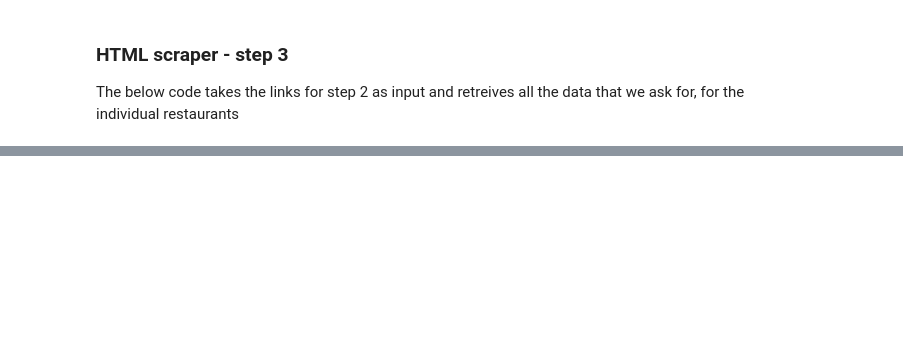
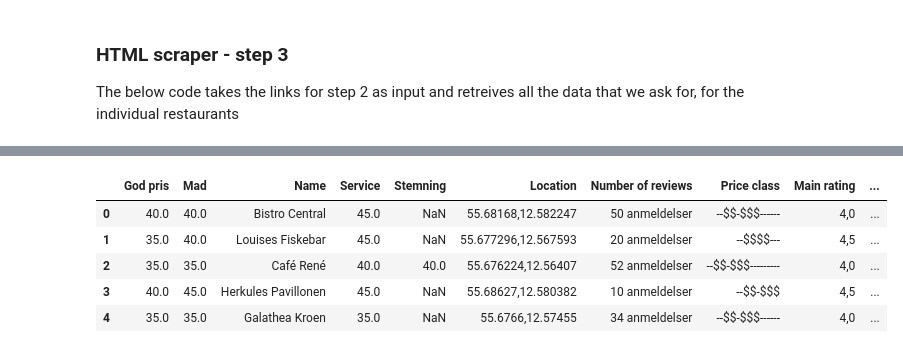
Before and after one commit to EMCK3N/SDS2019-grp20, a Jupyter notebook: TripAdvisor_scraper.ipynb, the cells around one changed output, grey strips where cells are left out. Saved outputs shown, nothing was run; the diff lists cells and outputs as text; code cells hidden in the pictures; blank space fills up the shorter version.

```diff
--- a/TripAdvisor_scraper.ipynb
+++ b/TripAdvisor_scraper.ipynb
@@ -257,0 +368,5 @@ The below code takes the links for step 2 as input and retreives all the data th
+# %%
+trip_data_2.to_csv("Tripadvisordata_raw_xxx.csv", index=False)
+
+ratings_df = pd.read_csv("Tripadvisordata_raw_xxx.csv")
+#trip_data.head()
@@ -257,0 +377,9 @@ The below code takes the links for step 2 as input and retreives all the data th
+# %%
+ratings_df.head()
+# %% [output]
+|  | God pris | Mad | Name | Service | Stemning | Location | Number of reviews | Price class | Main rating | ... |
+| 0 | 40.0 | 40.0 | Bistro Central | 45.0 | NaN | 55.68168,12.582247 | 50 anmeldelser | --$$-$$$------ | 4,0 | ... |
+| 1 | 35.0 | 40.0 | Louises Fiskebar | 45.0 | NaN | 55.677296,12.567593 | 20 anmeldelser | --$$$$--- | 4,5 | ... |
+| 2 | 35.0 | 35.0 | Café René | 40.0 | 40.0 | 55.676224,12.56407 | 52 anmeldelser | --$$-$$$--------- | 4,0 | ... |
+| 3 | 40.0 | 45.0 | Herkules Pavillonen | 45.0 | NaN | 55.68627,12.580382 | 10 anmeldelser | --$$-$$$ | 4,5 | ... |
+| 4 | 35.0 | 35.0 | Galathea Kroen | 35.0 | NaN | 55.6766,12.57455 | 34 anmeldelser | --$$-$$$------ | 4,0 | ... |
```
Also changed, not shown: parts of 17 cells of this notebook, 1 other file.
